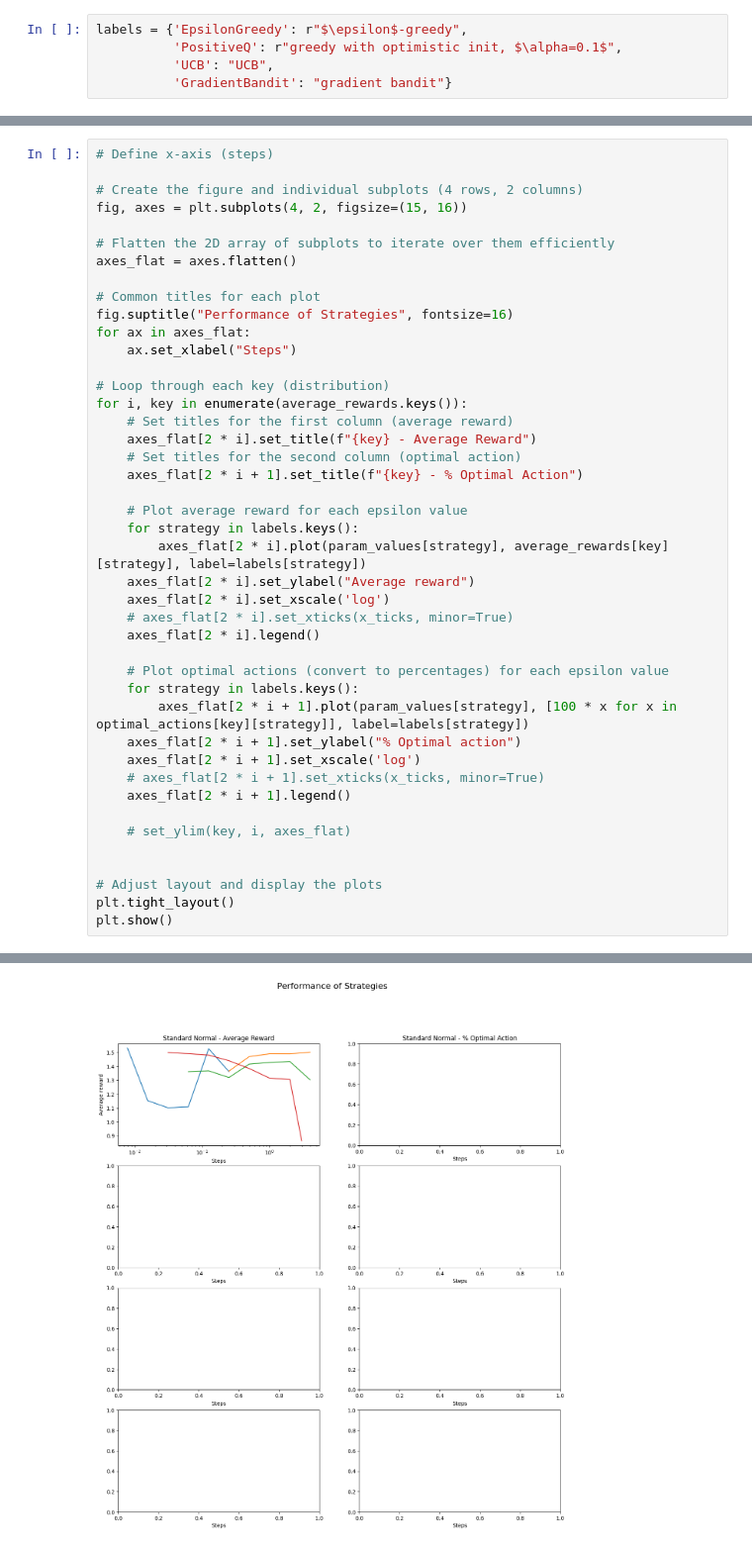
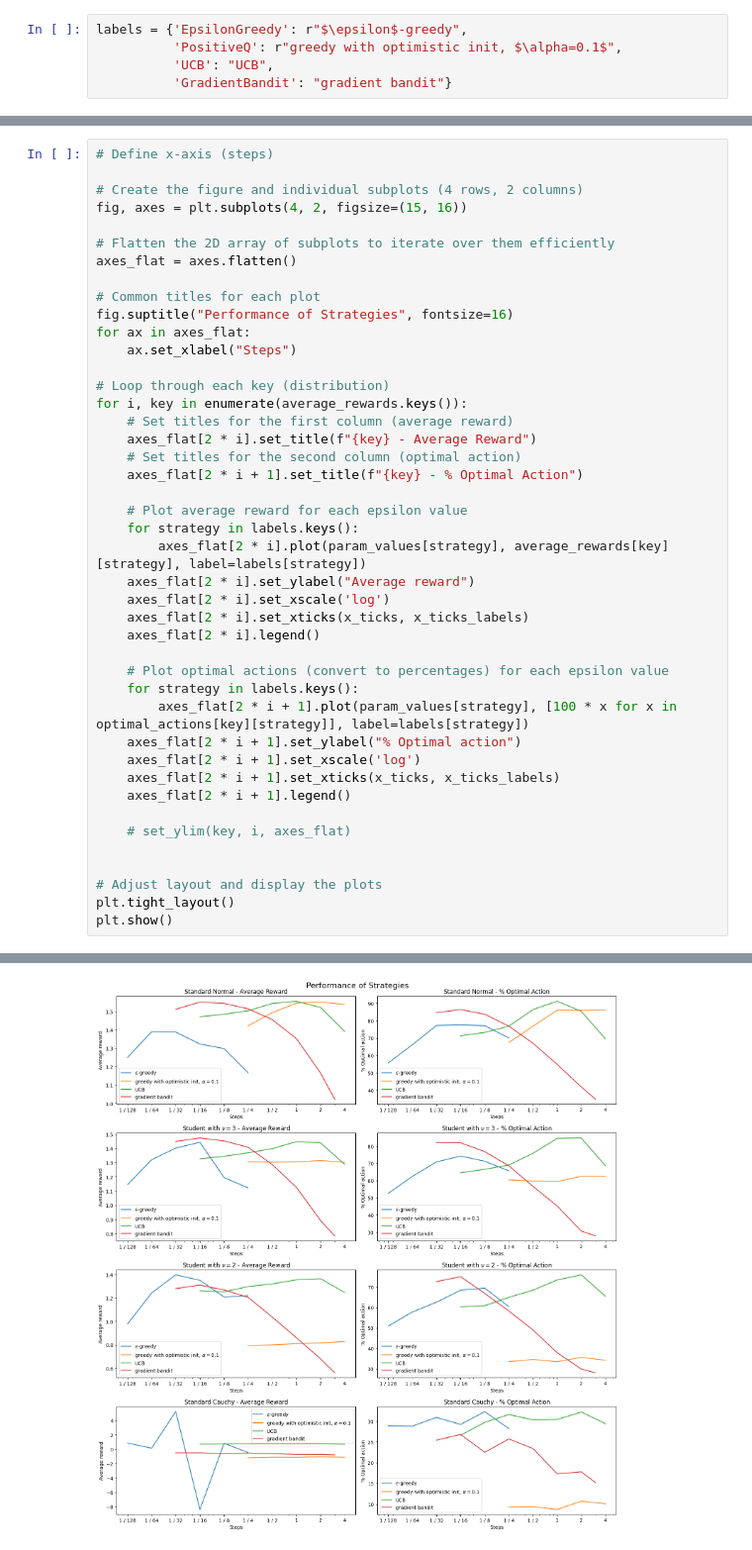
Before and after one commit to davynchi/diploma, a Jupyter notebook: bandit_tester.ipynb, the cells around one changed output, grey strips where cells are left out. Shown at 99% size. Cells and saved outputs as stored; diff of their text form.

```diff
--- a/bandit_tester.ipynb
+++ b/bandit_tester.ipynb
@@ -421,7 +426,7 @@ for i, key in enumerate(average_rewards.keys()):
         axes_flat[2 * i].plot(param_values[strategy], average_rewards[key][strategy], label=labels[strategy])
     axes_flat[2 * i].set_ylabel("Average reward")
     axes_flat[2 * i].set_xscale('log')
-    # axes_flat[2 * i].set_xticks(x_ticks, minor=True)
+    axes_flat[2 * i].set_xticks(x_ticks, x_ticks_labels)
     axes_flat[2 * i].legend()
 
     # Plot optimal actions (convert to percentages) for each epsilon value
@@ -429,7 +434,7 @@ for i, key in enumerate(average_rewards.keys()):
         axes_flat[2 * i + 1].plot(param_values[strategy], [100 * x for x in optimal_actions[key][strategy]], label=labels[strategy])
     axes_flat[2 * i + 1].set_ylabel("% Optimal action")
     axes_flat[2 * i + 1].set_xscale('log')
-    # axes_flat[2 * i + 1].set_xticks(x_ticks, minor=True)
+    axes_flat[2 * i + 1].set_xticks(x_ticks, x_ticks_labels)
     axes_flat[2 * i + 1].legend()
 
     # set_ylim(key, i, axes_flat)
@@ -443 +447 @@ ConversionError: Failed to convert value(s) to axis units: ['1 / 128', '1 / 64',
-[figure, old version]
+[figure, new version]
```
Also changed, not shown: parts of 4 cells of this notebook, 1 other file.
